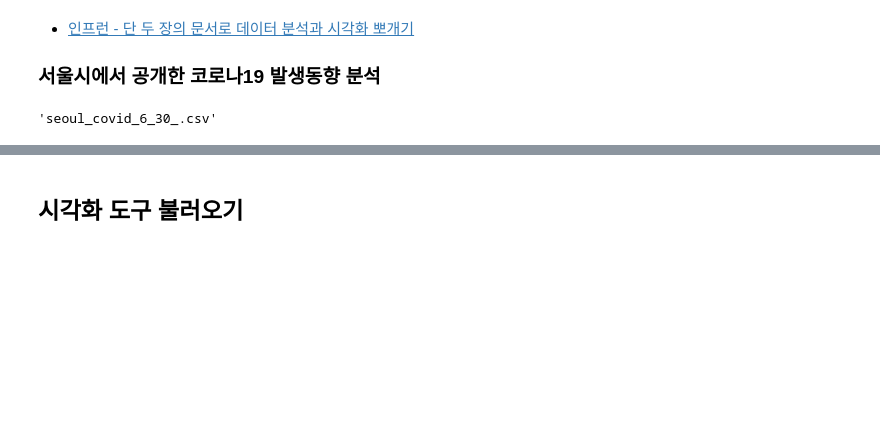
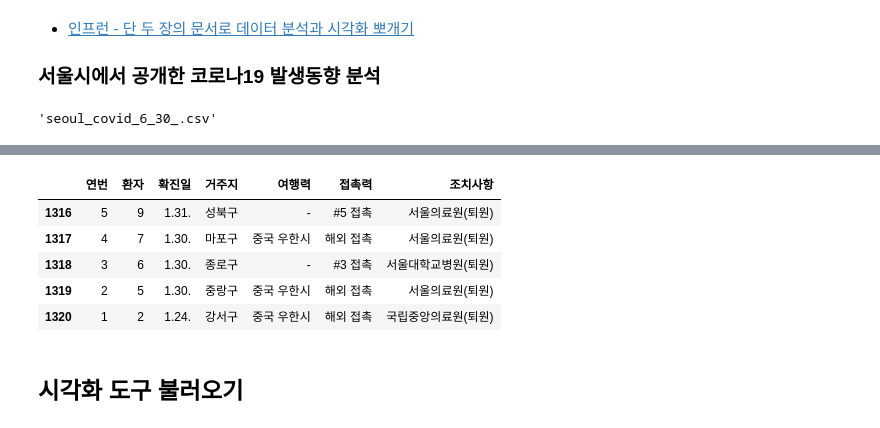
Before and after one commit to nz663633/data-analysis-viz, a Jupyter notebook: seoul-covid-19-02-eda-input.ipynb, the cells around one changed output, grey strips where cells are left out. Cells and saved outputs as stored; diff of their text form; code cells hidden in the pictures; blank space fills up the shorter version.

```diff
--- a/seoul-covid-19-02-eda-input.ipynb
+++ b/seoul-covid-19-02-eda-input.ipynb
@@ -38,5 +56,14 @@ pd.read_csv(file_name)
 # %%
 # tail 로 미리보기를 합니다.
+
+df.tail()
+# %% [output]
+|  | 연번 | 환자 | 확진일 | 거주지 | 여행력 | 접촉력 | 조치사항 |
+| 1316 | 5 | 9 | 1.31. | 성북구 | - | #5 접촉 | 서울의료원(퇴원) |
+| 1317 | 4 | 7 | 1.30. | 마포구 | 중국 우한시 | 해외 접촉 | 서울의료원(퇴원) |
+| 1318 | 3 | 6 | 1.30. | 종로구 | - | #3 접촉 | 서울대학교병원(퇴원) |
+| 1319 | 2 | 5 | 1.30. | 중랑구 | 중국 우한시 | 해외 접촉 | 서울의료원(퇴원) |
+| 1320 | 1 | 2 | 1.24. | 강서구 | 중국 우한시 | 해외 접촉 | 국립중앙의료원(퇴원) |
 # %% [markdown]
 ## 시각화 도구 불러오기
 # %%
```
Also changed, not shown: parts of 4 cells of this notebook.
